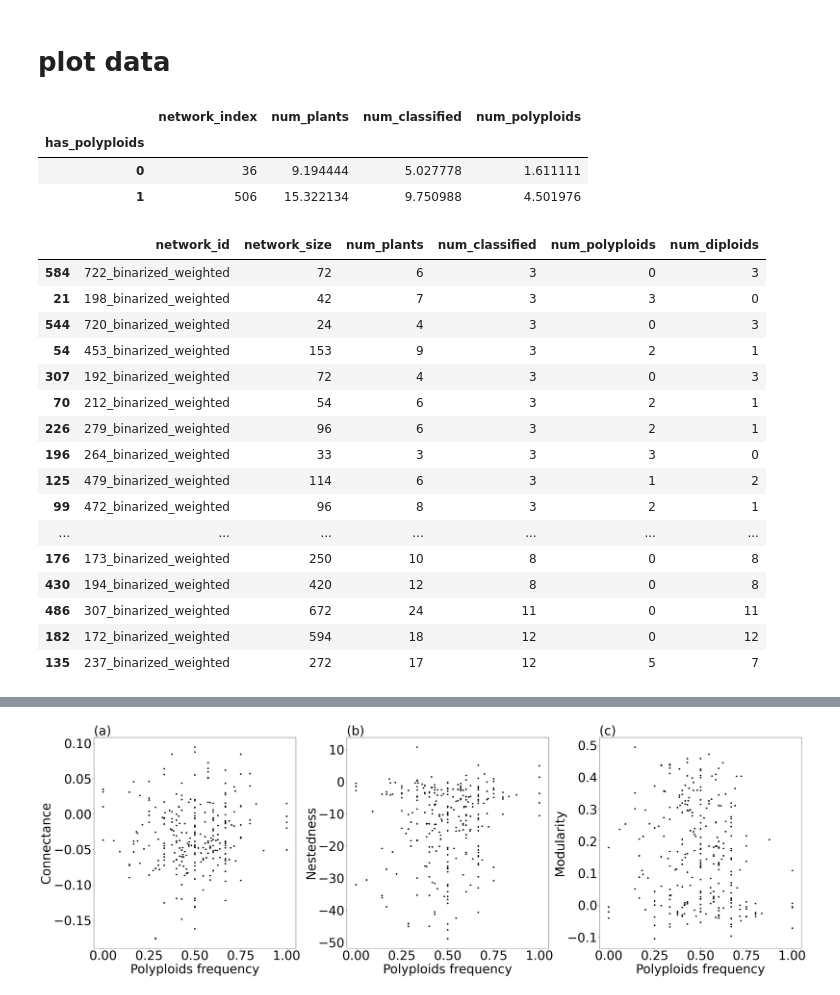
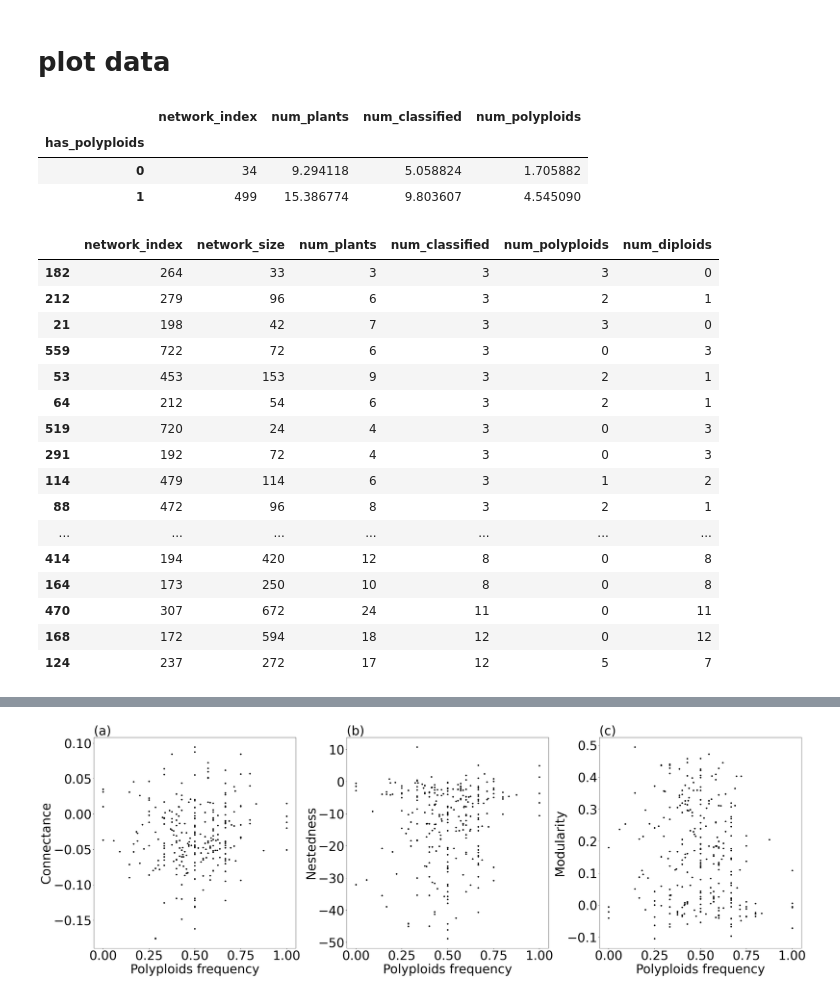
Before and after one commit to halabikeren/plant_pollinator_networks, a Jupyter notebook: notebooks/statistical_analysis/network_level/prepare_data.ipynb, the cells around one changed output, grey strips where cells are left out. Saved outputs shown, nothing was run; the diff lists cells and outputs as text; code cells hidden in the pictures.

```diff
--- a/notebooks/statistical_analysis/network_level/prepare_data.ipynb
+++ b/notebooks/statistical_analysis/network_level/prepare_data.ipynb
@@ -6,4 +6,5 @@ from pandarallel import pandarallel
 pandarallel.initialize(progress_bar=True)
 from pandas.api.types import is_numeric_dtype
 import seaborn as sns
+pd.set_option('display.max_colwidth', None)
 # %% [output]
@@ -293,28 +318,28 @@ clean_features.groupby("has_polyploids")["network_index", "num_plants", "num_cla
 # %% [output]
 |  | network_index | num_plants | num_classified | num_polyploids |
 | has_polyploids |  |  |  |  |
-| 0 | 36 | 9.194444 | 5.027778 | 1.611111 |
-| 1 | 506 | 15.322134 | 9.750988 | 4.501976 |
+| 0 | 34 | 9.294118 | 5.058824 | 1.705882 |
+| 1 | 499 | 15.386774 | 9.803607 | 4.545090 |
 # %%
-clean_features.loc[clean_features.has_polyploids == 0].sort_values("num_classified")[["network_id", "network_size", "num_plants", "num_classified", "num_polyploids", "num_diploids"]]
+clean_features.loc[clean_features.has_polyploids == 0].sort_values("num_classified")[["network_index", "network_size", "num_plants", "num_classified", "num_polyploids", "num_diploids"]]
 # %% [output]
-|  | network_id | network_size | num_plants | num_classified | num_polyploids | num_diploids |
-| 584 | 722_binarized_weighted | 72 | 6 | 3 | 0 | 3 |
-| 21 | 198_binarized_weighted | 42 | 7 | 3 | 3 | 0 |
-| 544 | 720_binarized_weighted | 24 | 4 | 3 | 0 | 3 |
-| 54 | 453_binarized_weighted | 153 | 9 | 3 | 2 | 1 |
-| 307 | 192_binarized_weighted | 72 | 4 | 3 | 0 | 3 |
-| 70 | 212_binarized_weighted | 54 | 6 | 3 | 2 | 1 |
-| 226 | 279_binarized_weighted | 96 | 6 | 3 | 2 | 1 |
-| 196 | 264_binarized_weighted | 33 | 3 | 3 | 3 | 0 |
-| 125 | 479_binarized_weighted | 114 | 6 | 3 | 1 | 2 |
-| 99 | 472_binarized_weighted | 96 | 8 | 3 | 2 | 1 |
+|  | network_index | network_size | num_plants | num_classified | num_polyploids | num_diploids |
+| 182 | 264 | 33 | 3 | 3 | 3 | 0 |
+| 212 | 279 | 96 | 6 | 3 | 2 | 1 |
+| 21 | 198 | 42 | 7 | 3 | 3 | 0 |
+| 559 | 722 | 72 | 6 | 3 | 0 | 3 |
+| 53 | 453 | 153 | 9 | 3 | 2 | 1 |
+| 64 | 212 | 54 | 6 | 3 | 2 | 1 |
+| 519 | 720 | 24 | 4 | 3 | 0 | 3 |
+| 291 | 192 | 72 | 4 | 3 | 0 | 3 |
+| 114 | 479 | 114 | 6 | 3 | 1 | 2 |
+| 88 | 472 | 96 | 8 | 3 | 2 | 1 |
 | ... | ... | ... | ... | ... | ... | ... |
-| 176 | 173_binarized_weighted | 250 | 10 | 8 | 0 | 8 |
-| 430 | 194_binarized_weighted | 420 | 12 | 8 | 0 | 8 |
-| 486 | 307_binarized_weighted | 672 | 24 | 11 | 0 | 11 |
-| 182 | 172_binarized_weighted | 594 | 18 | 12 | 0 | 12 |
-| 135 | 237_binarized_weighted | 272 | 17 | 12 | 5 | 7 |
+| 414 | 194 | 420 | 12 | 8 | 0 | 8 |
+| 164 | 173 | 250 | 10 | 8 | 0 | 8 |
+| 470 | 307 | 672 | 24 | 11 | 0 | 11 |
+| 168 | 172 | 594 | 18 | 12 | 0 | 12 |
+| 124 | 237 | 272 | 17 | 12 | 5 | 7 |
 # %%
 clean_features = clean_features.loc[(clean_features.is_polyploid_missing_frac <= max_missing_threshold) &
                                     (clean_features.num_classified >= min_classified_threshold) &
```
Also changed, not shown: parts of 26 cells of this notebook.
